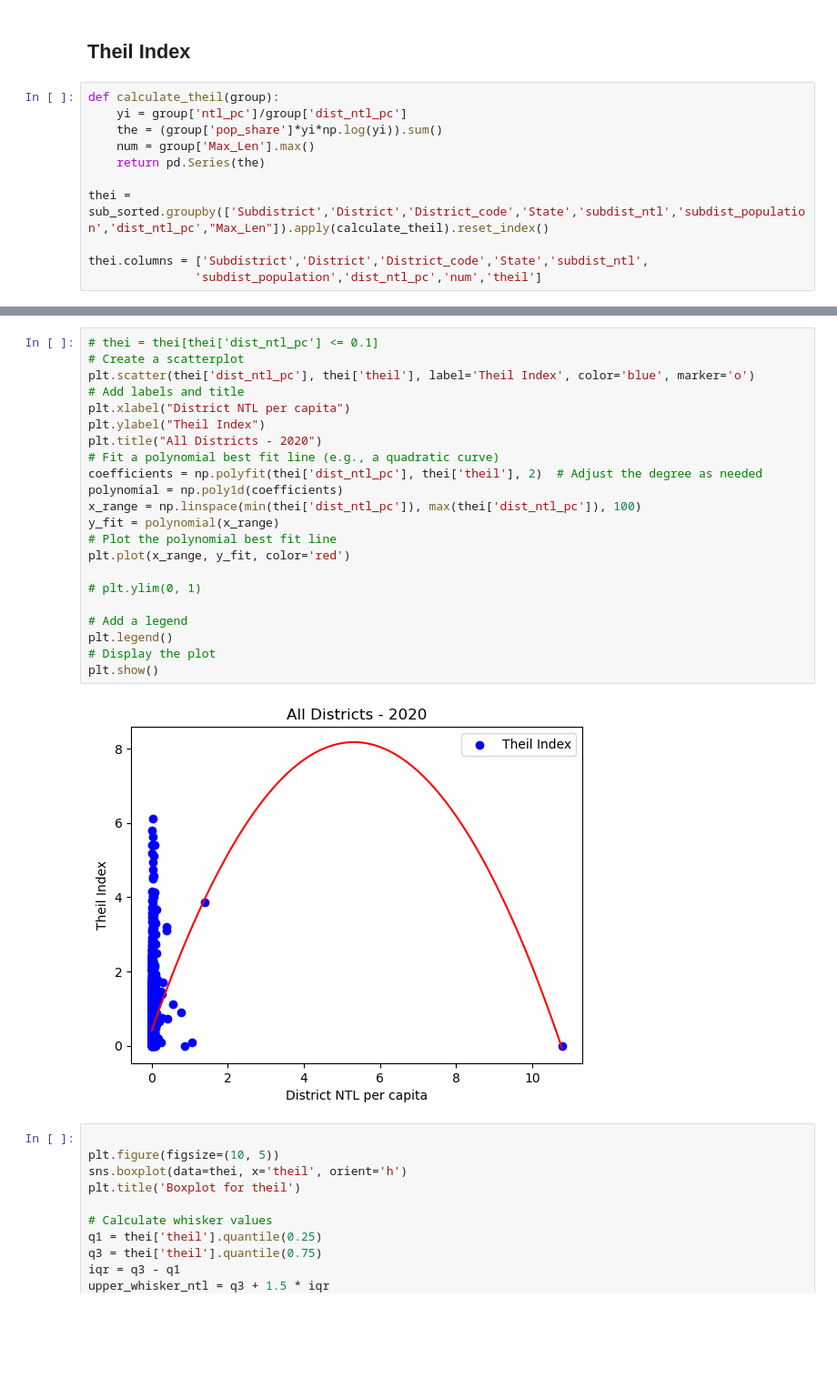
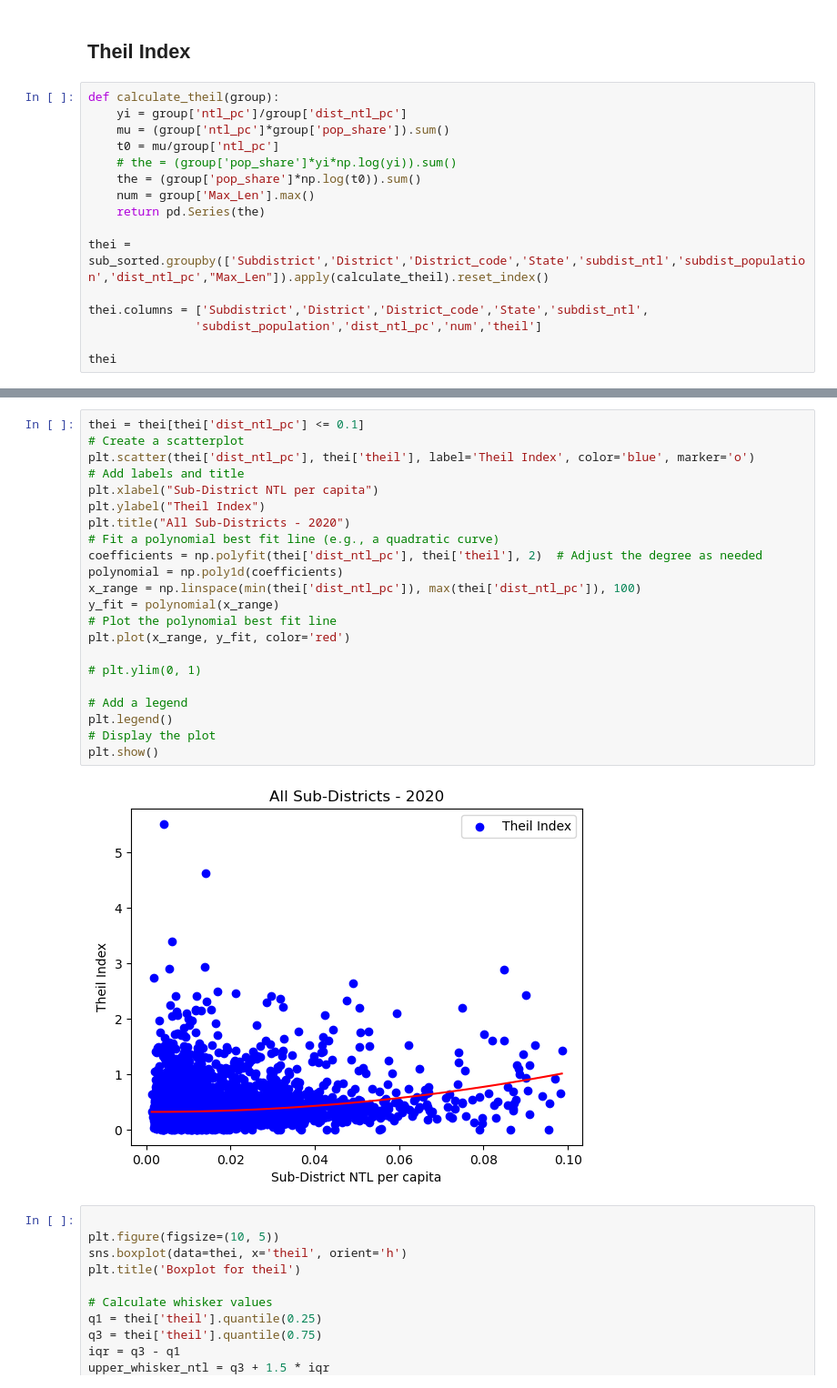
Before and after one commit to SaiSiddhardhaKalla/Master_Thesis, a Jupyter notebook: 10_Panel.ipynb, the cells around one changed output, grey strips where cells are left out. Shown at 91% size. Cells and saved outputs as stored; diff of their text form; blank space fills up the shorter version.

```diff
--- a/10_Panel.ipynb
+++ b/10_Panel.ipynb
@@ -468,7 +482,10 @@ panel_w = pd.merge(wcv, filter_sub, on=['Subdistrict','District','District_code'
 # %%
 def calculate_theil(group):
     yi = group['ntl_pc']/group['dist_ntl_pc']
-    the = (group['pop_share']*yi*np.log(yi)).sum()
+    mu = (group['ntl_pc']*group['pop_share']).sum()
+    t0 = mu/group['ntl_pc']
+    # the = (group['pop_share']*yi*np.log(yi)).sum()
+    the = (group['pop_share']*np.log(t0)).sum()
     num = group['Max_Len'].max()
     return pd.Series(the)
 
@@ -476,3 +493,5 @@ thei = sub_sorted.groupby(['Subdistrict','District','District_code','State','sub
 
 thei.columns = ['Subdistrict','District','District_code','State','subdist_ntl',
                'subdist_population','dist_ntl_pc','num','theil']
+
+thei
@@ -479,27 +512,27 @@ thei.columns = ['Subdistrict','District','District_code','State','subdist_ntl',
 # %%
-# thei = thei[thei['dist_ntl_pc'] <= 0.1]
+thei = thei[thei['dist_ntl_pc'] <= 0.1]
 # Create a scatterplot
 plt.scatter(thei['dist_ntl_pc'], thei['theil'], label='Theil Index', color='blue', marker='o')
 # Add labels and title
-plt.xlabel("District NTL per capita")
+plt.xlabel("Sub-District NTL per capita")
 plt.ylabel("Theil Index")
-plt.title("All Districts - 2020")
+plt.title("All Sub-Districts - 2020")
 # Fit a polynomial best fit line (e.g., a quadratic curve)
 coefficients = np.polyfit(thei['dist_ntl_pc'], thei['theil'], 2)  # Adjust the degree as needed
 polynomial = np.poly1d(coefficients)
 x_range = np.linspace(min(thei['dist_ntl_pc']), max(thei['dist_ntl_pc']), 100)
 y_fit = polynomial(x_range)
 # Plot the polynomial best fit line
 plt.plot(x_range, y_fit, color='red')
 
 # plt.ylim(0, 1)
 
 # Add a legend
 plt.legend()
 # Display the plot
 plt.show()
 # %% [output]
-[figure, old version]
+[figure, new version]
 # %%
 
 plt.figure(figsize=(10, 5))
```
Also changed, not shown: parts of 8 cells of this notebook, 3 other files.
